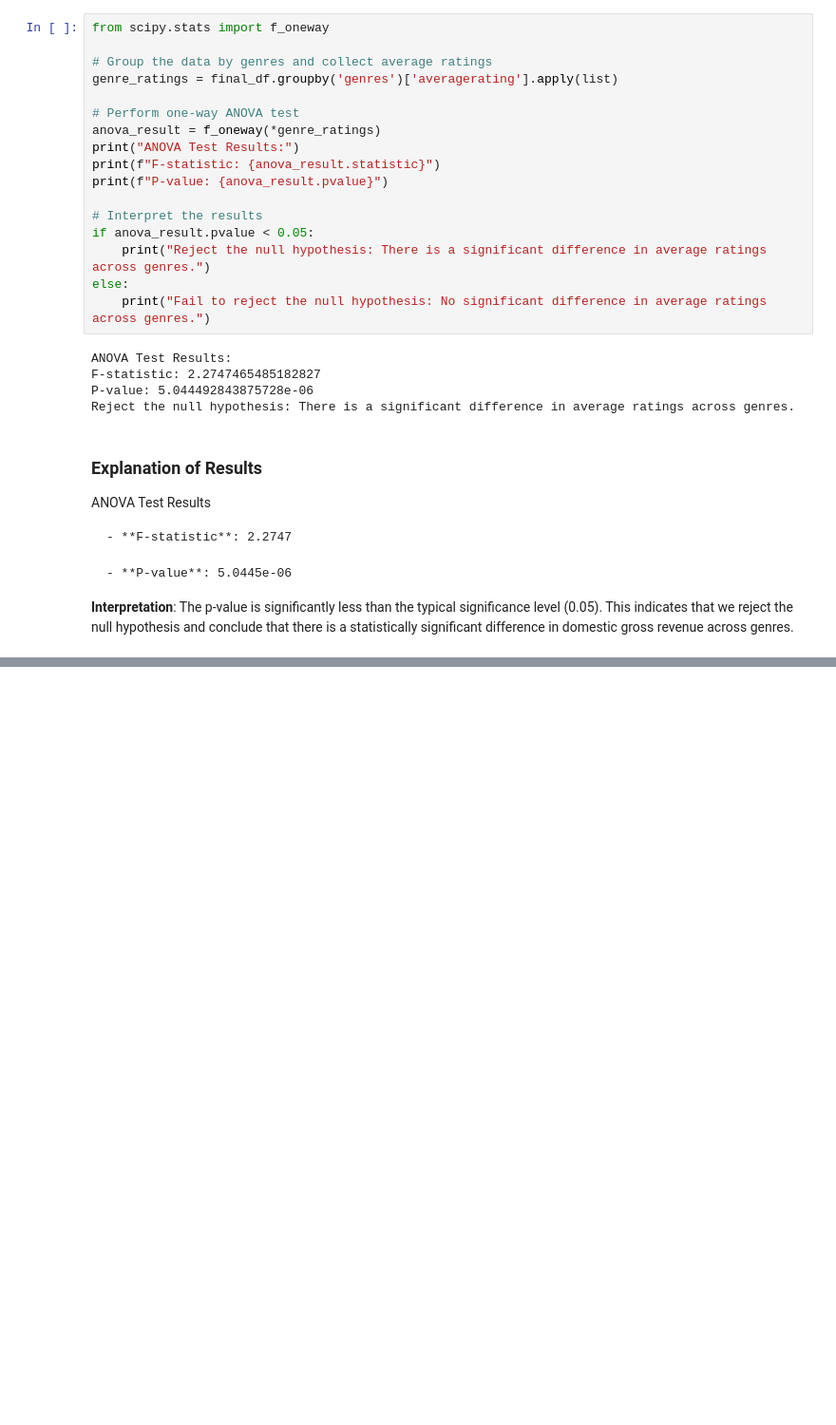
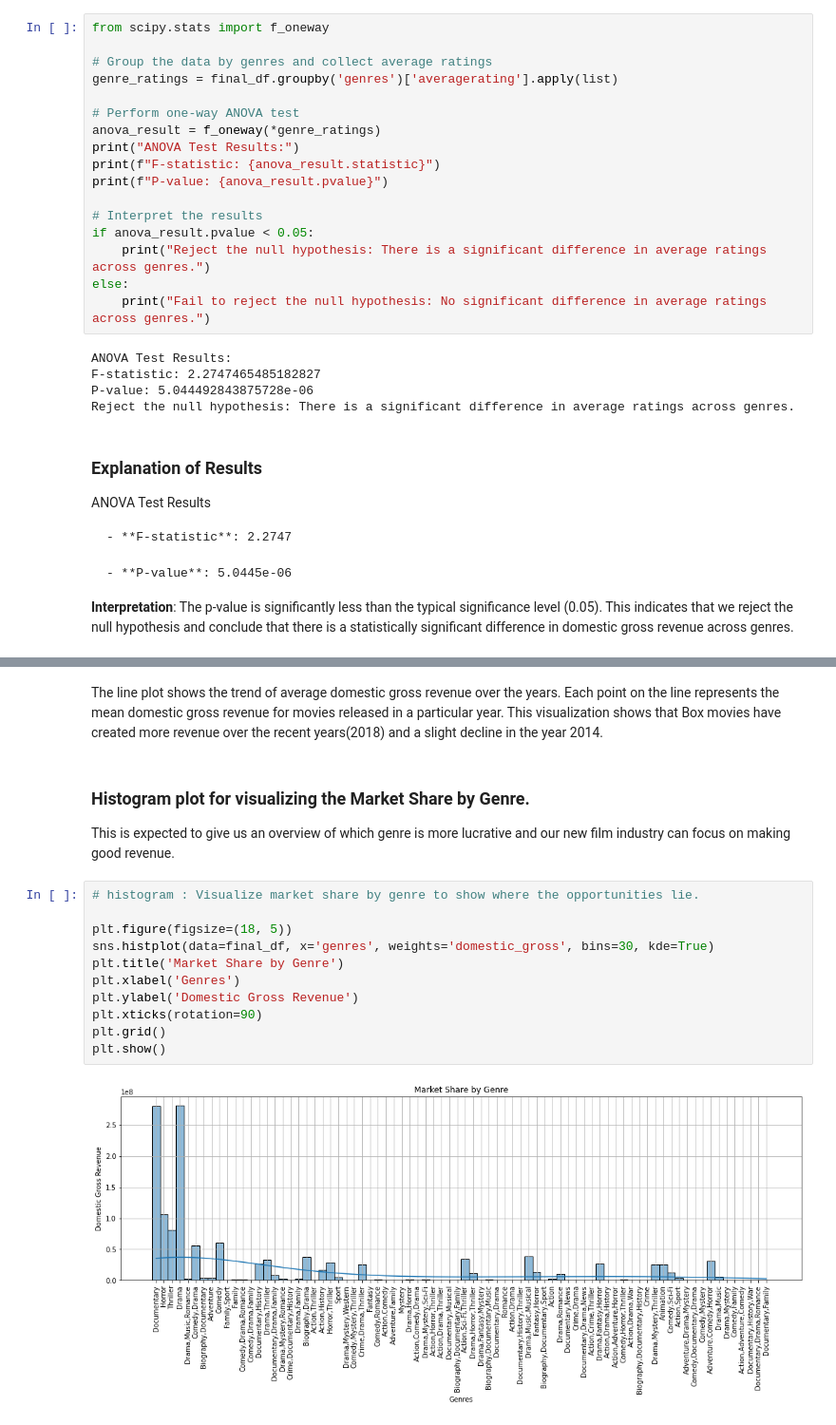
Before and after one commit to mwakad/box-office-movie-insights, a Jupyter notebook: notebooks/eliana.ipynb, the cells around one changed output, grey strips where cells are left out. Shown at 95% size. Saved outputs shown, nothing was run; the diff lists cells and outputs as text; blank space fills up the shorter version.

```diff
--- a/notebooks/eliana.ipynb
+++ b/notebooks/eliana.ipynb
@@ -565,0 +602,20 @@ Reject the null hypothesis: There is a significant difference in average ratings
+# %% [markdown]
+ The line plot shows the trend of average domestic gross revenue over the years.
+ Each point on the line represents the mean domestic gross revenue for movies released in a particular year.
+ This visualization shows that Box movies have created more revenue over the recent years(2018) and a slight decline in the year 2014.
+# %% [markdown]
+### Histogram plot for visualizing the Market Share by Genre.
+This is expected to give us an overview of which genre is more lucrative and our new film industry can focus on making good revenue.
+# %%
+# histogram : Visualize market share by genre to show where the opportunities lie.
+
+plt.figure(figsize=(18, 5))
+sns.histplot(data=final_df, x='genres', weights='domestic_gross', bins=30, kde=True)
+plt.title('Market Share by Genre')
+plt.xlabel('Genres')
+plt.ylabel('Domestic Gross Revenue')
+plt.xticks(rotation=90)
+plt.grid()
+plt.show()
+# %% [output]
+[figure, added]
```
Also changed, not shown: parts of 8 cells of this notebook.
